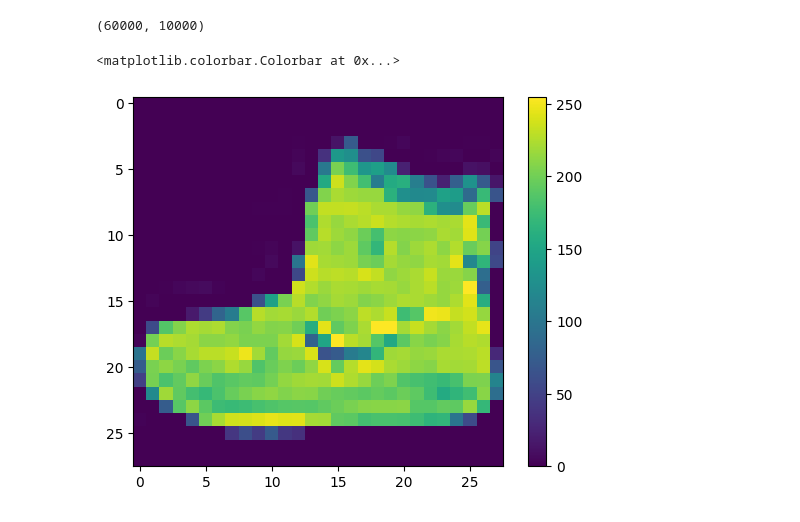
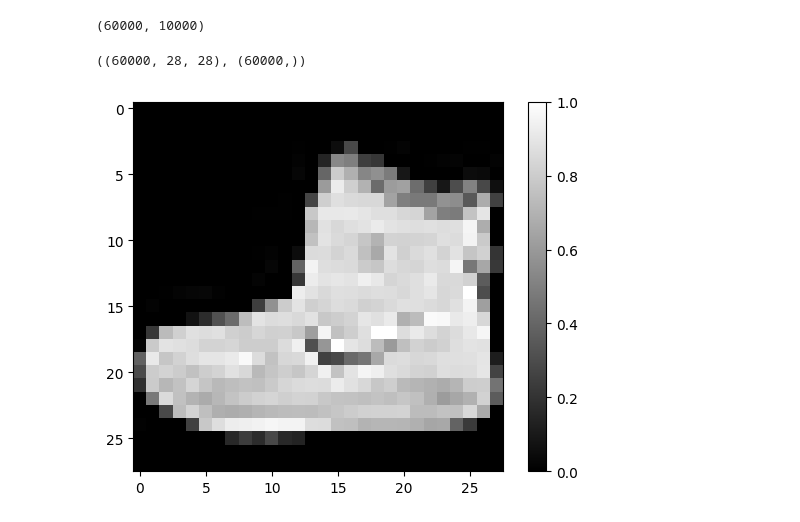
Before and after one commit to Linux-Server/DeepLearning, a Jupyter notebook: Tensorflow_Certificate/fashion_mnist.ipynb, the cells around one changed output. Drawn from its saved outputs; the diff is of its cells as text; code cells hidden in the pictures.

Commit message:
image classification

```diff
--- a/Tensorflow_Certificate/fashion_mnist.ipynb
+++ b/Tensorflow_Certificate/fashion_mnist.ipynb
@@ -34,18 +7,27 @@ Downloading data from https://storage.googleapis.com/tensorflow/tf-keras-dataset
 # %%
-(x_train, y_train), (x_test, y_test) = fashion_data
+# load fashionmnist
+fmnist = tf.keras.datasets.fashion_mnist
 
+(x_train, y_train), (x_test, y_test) = fmnist.load_data()
 
+# normalize the data
+x_train = x_train / 255.0
+x_test = x_test / 255.0
 
-len(x_train), len(x_test)
+len(x_train) ,len(x_test)
 # %% [output]
 (60000, 10000)
+# %%
+x_train.shape , y_train.shape
+# %% [output]
+((60000, 28, 28), (60000,))
 # %%
-# visulaize the image
+# visulaize
 import matplotlib.pyplot as plt
 
 
-plt.imshow(x_train[0])
+plt.imshow(x_train[0], cmap="gray")
 plt.colorbar()
+plt.grid(False)
 # %% [output]
-<matplotlib.colorbar.Colorbar at 0x...>
-[figure, old version]
+[figure, new version]
```
Also changed, not shown: parts of 9 cells of this notebook, 2 other files.
